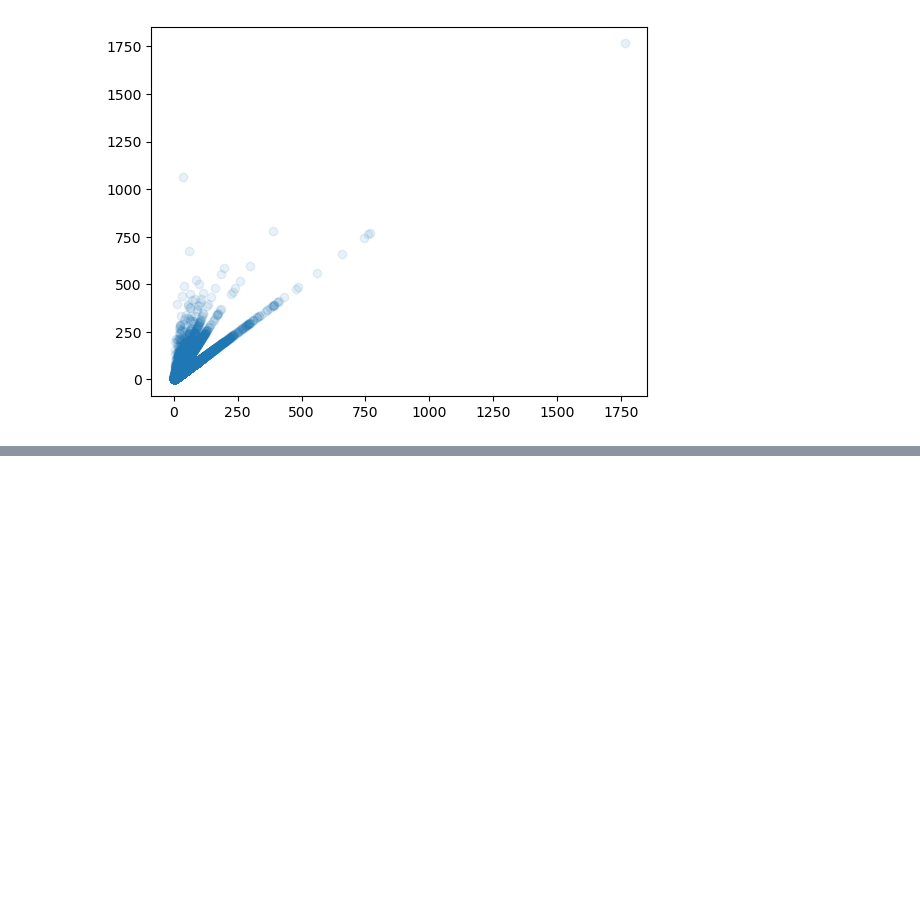
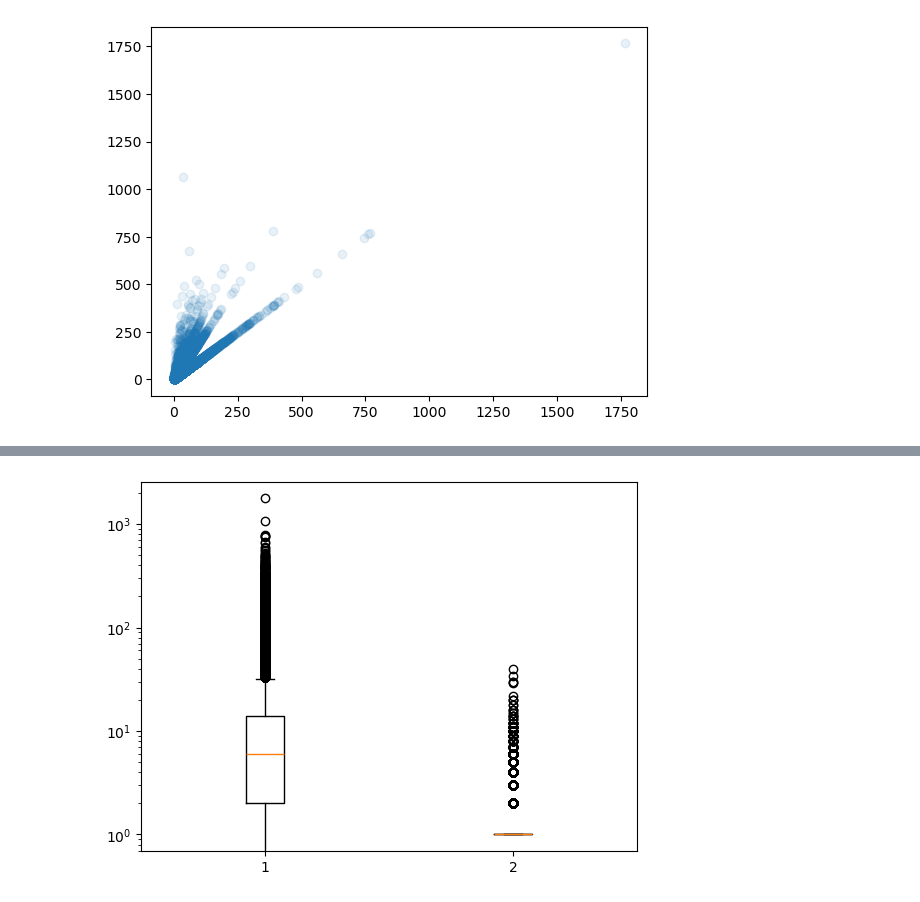
Before and after one commit to Fidesss/SWA, a Jupyter notebook: tiger07.ipynb, the cells around one changed output, grey strips where cells are left out. Cells and saved outputs as stored; diff of their text form; code cells hidden in the pictures; blank space fills up the shorter version.

```diff
--- a/tiger07.ipynb
+++ b/tiger07.ipynb
@@ -57,0 +82,6 @@ plt.show()
+# %%
+plt.boxplot(ns_book7[['대출건수','도서권수']])
+plt.yscale('log')
+plt.show()
+# %% [output]
+[figure, added]
```
Also changed, not shown: parts of 16 cells of this notebook.
